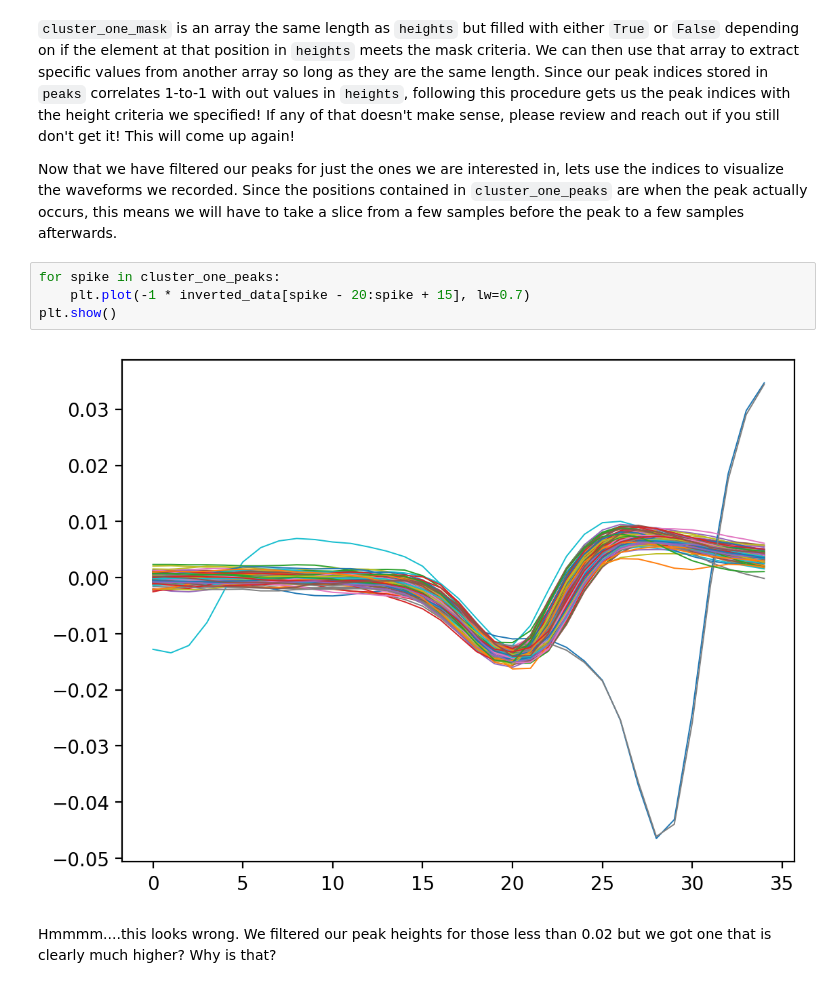
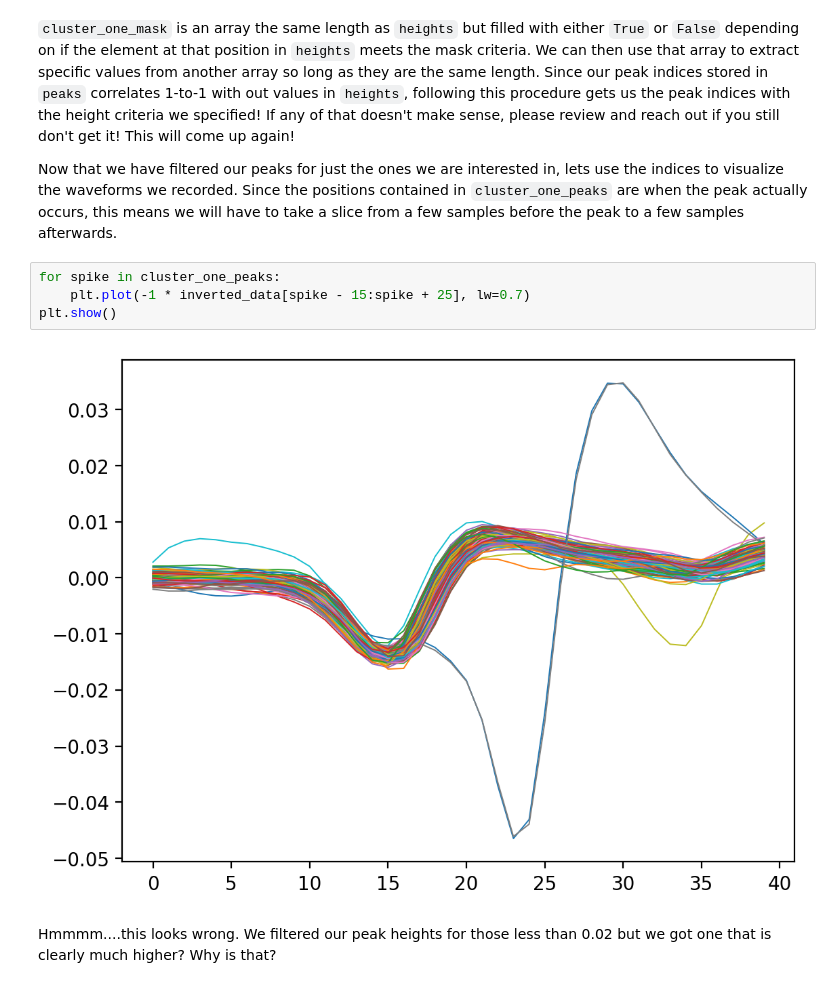
Before and after one commit to jeremyschroeter/Neuro301-Coding-Kit, a Jupyter notebook: Review-Notebooks/Python_EDA_Review.ipynb, the cells around one changed output. Drawn from its saved outputs; the diff is of its cells as text.

```diff
--- a/Review-Notebooks/Python_EDA_Review.ipynb
+++ b/Review-Notebooks/Python_EDA_Review.ipynb
@@ -113,10 +114,10 @@ If any of that doesn't make sense, please review and reach out if you still don'
 Now that we have filtered our peaks for just the ones we are interested in, lets use the indices to visualize the waveforms we recorded. Since the positions contained in <code>cluster_one_peaks</code> are when the peak actually occurs, this means we will have to take a slice from a few samples before the peak to a few samples afterwards.
 # %%
 for spike in cluster_one_peaks:
-    plt.plot(-1 * inverted_data[spike - 20:spike + 15], lw=0.7)
+    plt.plot(-1 * inverted_data[spike - 15:spike + 25], lw=0.7)
 plt.show()
 # %% [output]
-[figure, old version]
+[figure, new version]
 # %% [markdown]
 Hmmmm....this looks wrong. We filtered our peak heights for those less than 0.02 but we got one that is clearly much higher? Why is that?
 # %% [markdown]
```
Also changed, not shown: parts of 11 cells of this notebook.
